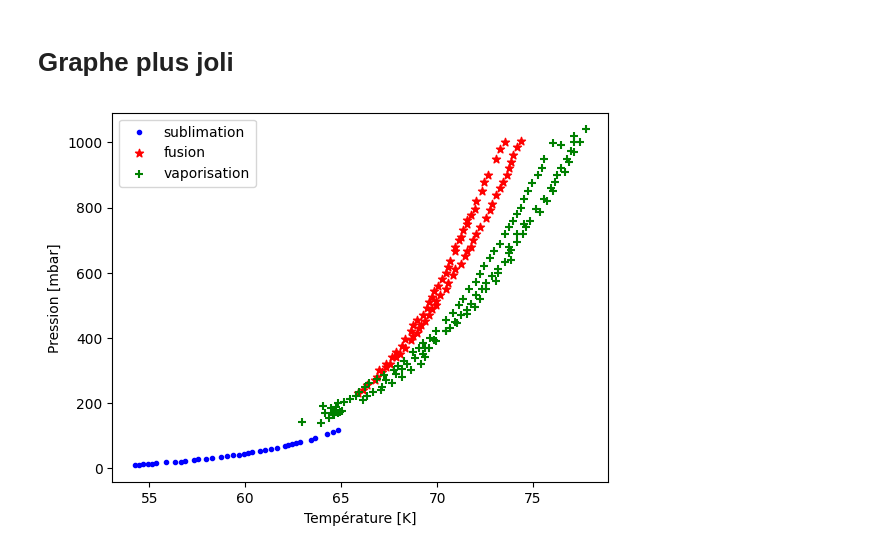
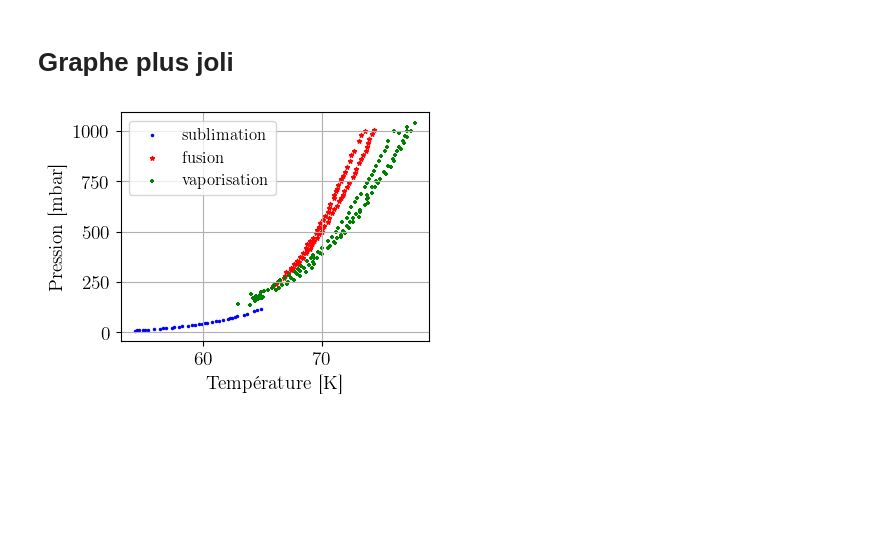
Before and after one commit to TomVdt/TPII-rapports, a Jupyter notebook: 02-K14-point-triple-azote/analyse/exp2.ipynb, the cells around one changed output. Saved outputs shown, nothing was run; the diff lists cells and outputs as text; code cells hidden in the pictures; blank space fills up the shorter version.

```diff
--- a/02-K14-point-triple-azote/analyse/exp2.ipynb
+++ b/02-K14-point-triple-azote/analyse/exp2.ipynb
@@ -5,6 +5,11 @@ import matplotlib.pyplot as plt
 import tuftelike
 from uncertainties import unumpy as unp
 from uncertainties import ufloat, umath
+# %%
+from options import *
+import matplotlib as mpl
+
+mpl.rcParams.update(rcParams)
 # %%
 data_1 = np.loadtxt("../data/point_triple_1.csv", dtype = float, delimiter=",", skiprows=1)
 
@@ -106,23 +112,24 @@ plt.savefig("../figures/etats_azote_all_data.pdf")
 # %%
 # plt.scatter(sublim[:,0], sublim[:,1], marker=".", color="blue", label="sublimation")
 sublim_joli = data_1[data_1[:,1] <= 120]
 plt.scatter(sublim_joli[:,0], sublim_joli[:,1], marker=".", color="blue", label="sublimation")
 
 fusion_joli = fusion[fusion[:,0] > 65]
 plt.scatter(fusion_joli[:,0], fusion_joli[:,1], marker="*", color="red", label="fusion")
 
 plt.scatter(vapo[:,0], vapo[:,1], marker="+", color="green", label="vaporisation")
 # vapo_joli_raw = np.concatenate([data_2, data_5])
 # vapo_joli = vapo_joli_raw[vapo_joli_raw[:,1] > 128]
 # plt.scatter(vapo_joli[:,0], vapo_joli[:,1], marker="x", color="green", label="vaporisation")
 
 
 plt.legend()
 
 plt.xlabel("Température [K]")
 plt.ylabel("Pression [mbar]")
+plt.grid()
 
-
+plt.tight_layout(pad=0.5)
 plt.savefig("../figures/etats_azote_clean.pdf")
 # %% [output]
-[figure, old version]
+[figure, new version]
```
Also changed, not shown: parts of 6 cells of this notebook, 11 other files.
